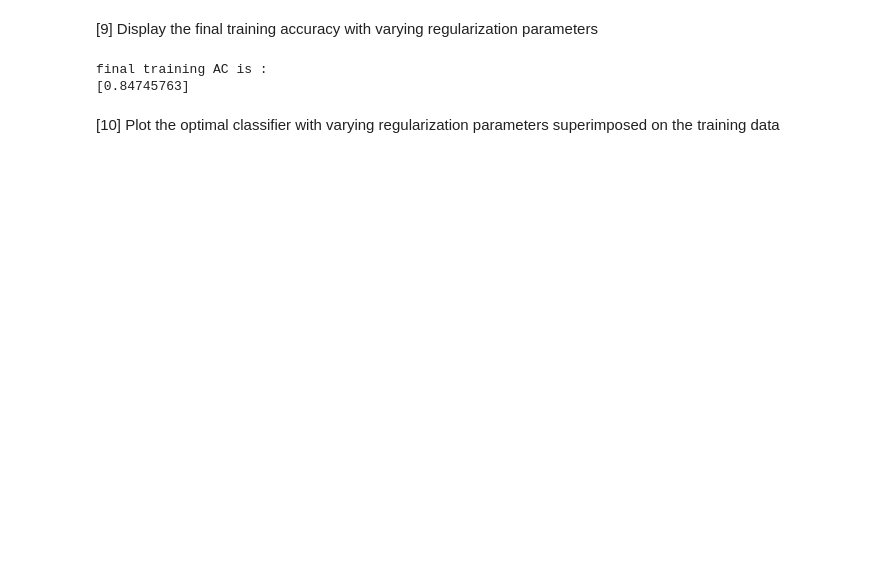
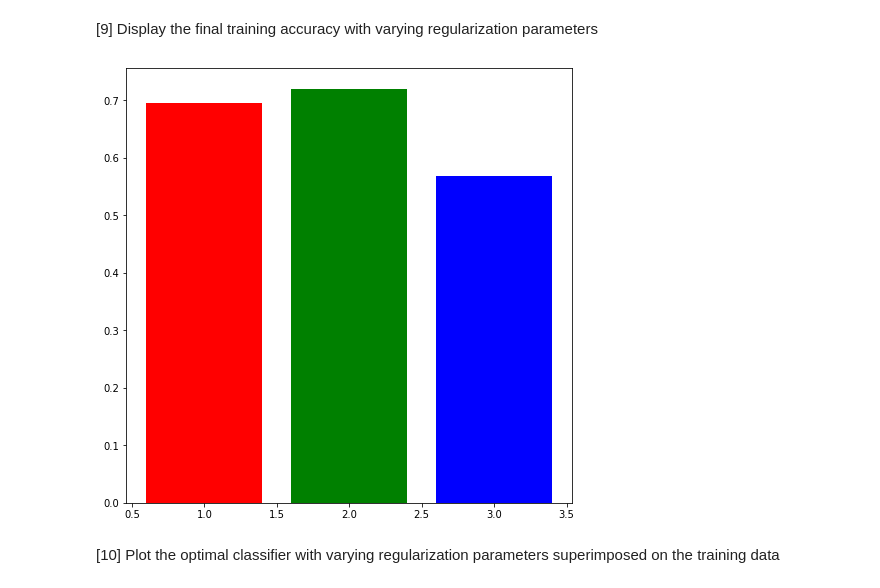
Before and after one commit to wseungjin/class-MachineLearning, a Jupyter notebook: 07/assignment07.ipynb, the cells around one changed output. Saved outputs shown, nothing was run; the diff lists cells and outputs as text; code cells hidden in the pictures; blank space fills up the shorter version.

```diff
--- a/07/assignment07.ipynb
+++ b/07/assignment07.ipynb
@@ -242,13 +226,12 @@ plt.show()
 [9] Display the final training accuracy with varying regularization parameters
 # %%
 plt.figure(figsize=(8, 8))
-plt.scatter(OF_AC_Array[epoch-1],c="red")
-plt.scatter(JR_AC_Array[epoch-1],c="green")
-plt.scatter(UF_AC_Array[epoch-1],c="blue")
+plt.bar(x=1,height=OF_AC_Array[epoch-1],color="red")
+plt.bar(x=2,height=JR_AC_Array[epoch-1],color="green")
+plt.bar(x=3,height=UF_AC_Array[epoch-1],color="blue")
 plt.show()
 # %% [output]
-final training AC is :
-[0.84745763]
+[figure, added]
 # %% [markdown]
 [10] Plot the optimal classifier with varying regularization parameters superimposed on the training data
 # %%
```
Also changed, not shown: parts of 6 cells of this notebook.
